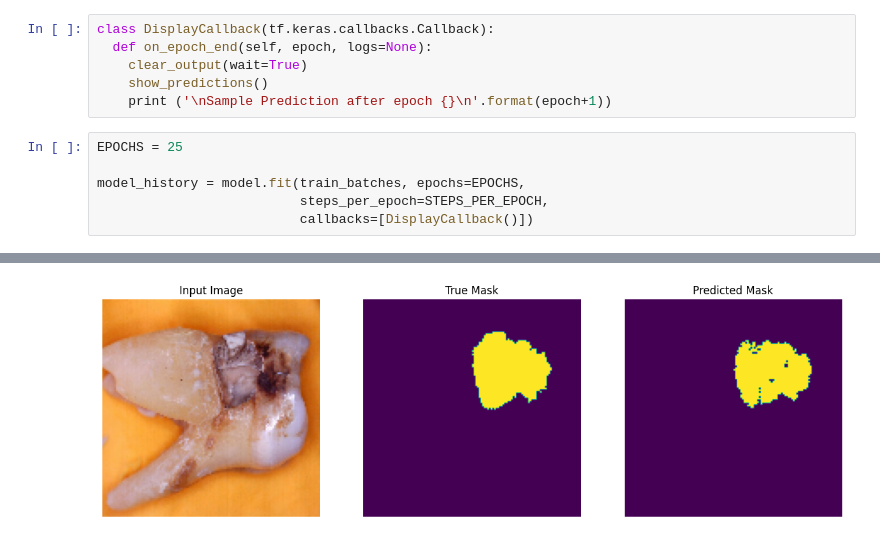
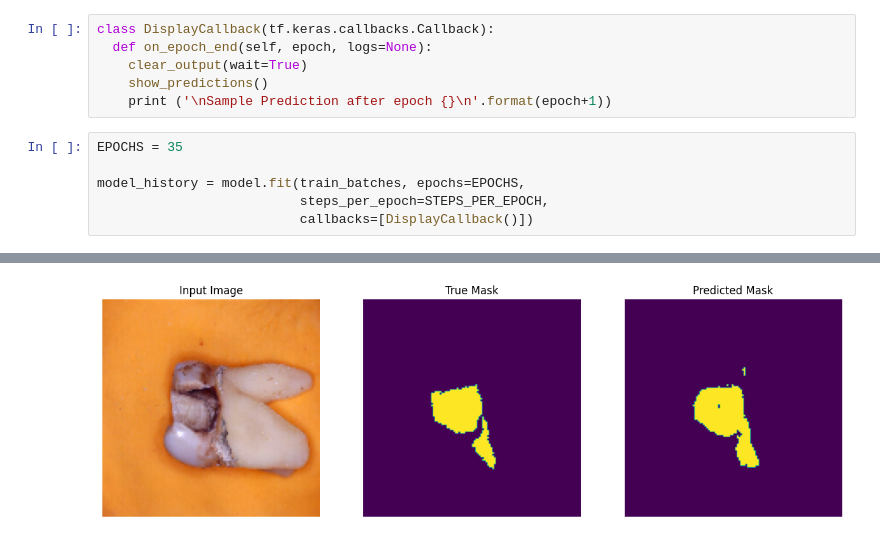
Before and after one commit to demi2k-sudo/tooth-cavity-detection, a Jupyter notebook: tensorflow/dataset.ipynb, the cells around one changed output, grey strips where cells are left out. Cells and saved outputs as stored; diff of their text form.

```diff
--- a/tensorflow/dataset.ipynb
+++ b/tensorflow/dataset.ipynb
@@ -200,7 +200,7 @@ class DisplayCallback(tf.keras.callbacks.Callback):
     show_predictions()
     print ('\nSample Prediction after epoch {}\n'.format(epoch+1))
 # %%
-EPOCHS = 25
+EPOCHS = 35
 
 model_history = model.fit(train_batches, epochs=EPOCHS,
                           steps_per_epoch=STEPS_PER_EPOCH,
@@ -210 +210 @@ model_history = model.fit(train_batches, epochs=EPOCHS,
-[figure, old version]
+[figure, new version]
```
Also changed, not shown: parts of 15 cells of this notebook.
